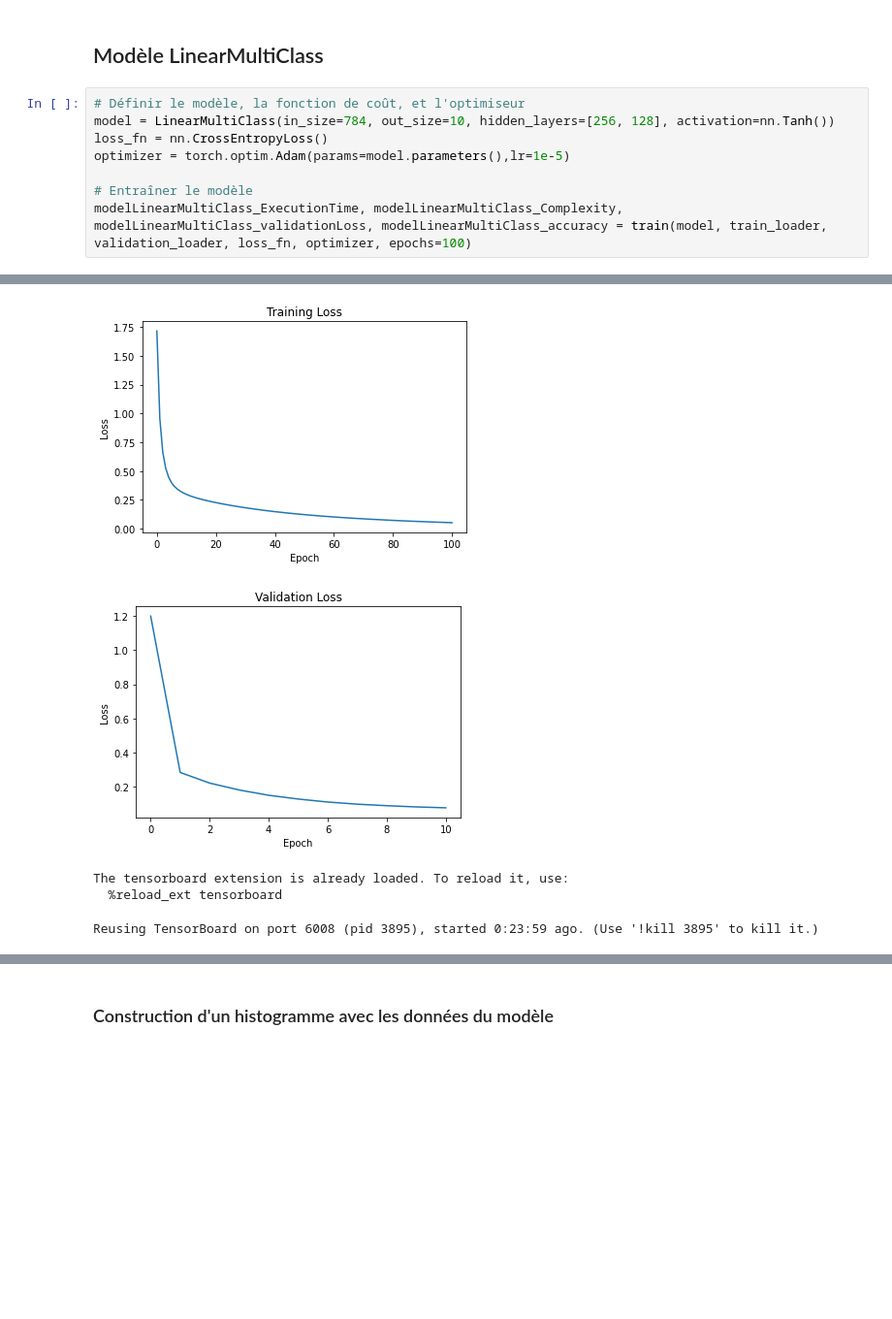
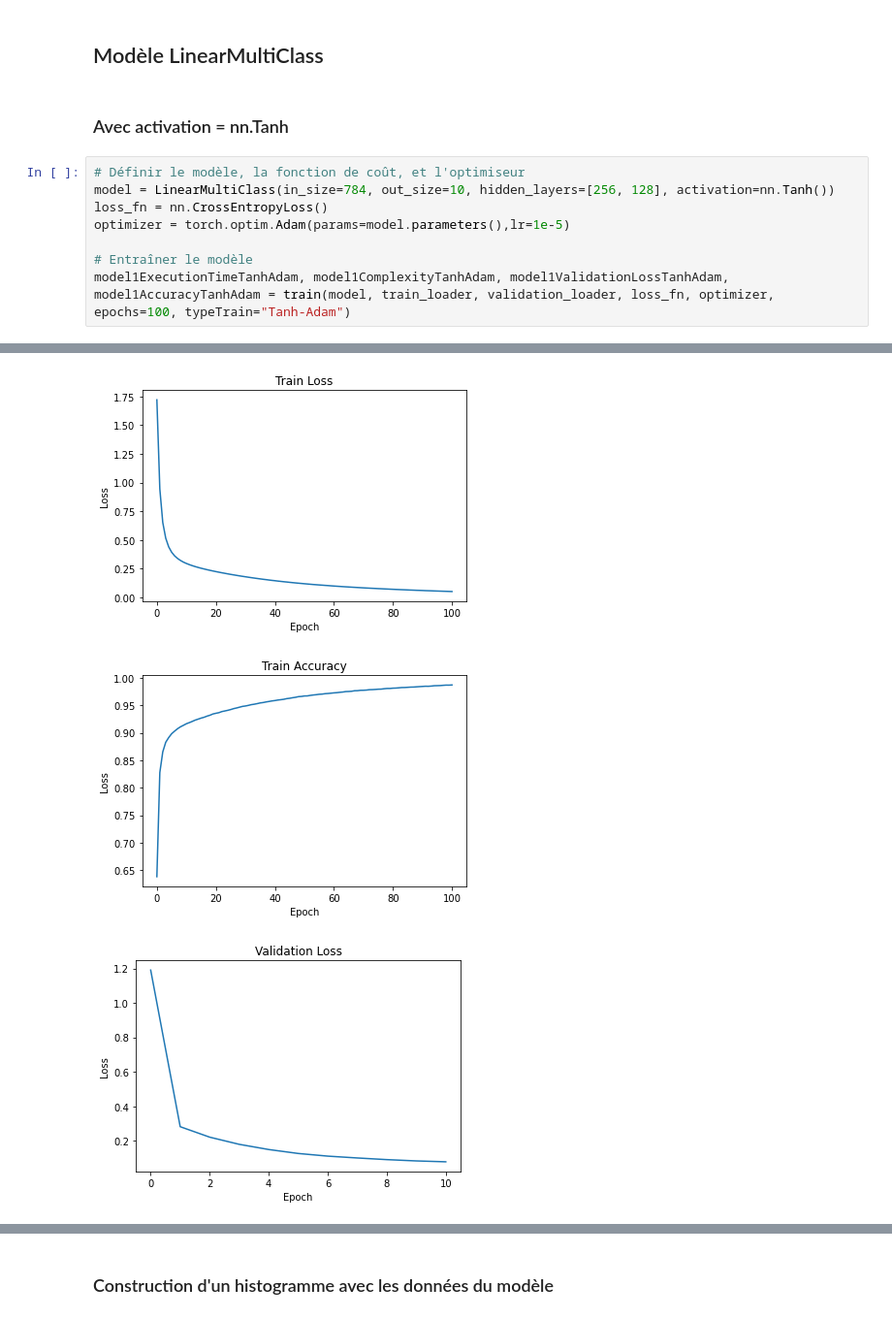
Before and after one commit to TBoubacar/ProjetApprentissageApprofondi, a Jupyter notebook: TP3-TOURE-Boubacar-M2.ipynb, the cells around one changed output, grey strips where cells are left out. Shown at 97% size. Cells and saved outputs as stored; diff of their text form; blank space fills up the shorter version.

```diff
--- a/TP3-TOURE-Boubacar-M2.ipynb
+++ b/TP3-TOURE-Boubacar-M2.ipynb
@@ -448,6 +522,8 @@ plt.imshow(img.squeeze(),cmap='Greys_r')
 # Construction et Entrainement des modèles
 # %% [markdown]
 ## Modèle LinearMultiClass
+# %% [markdown]
+### Avec activation = nn.Tanh
 # %%
 # Définir le modèle, la fonction de coût, et l'optimiseur
 model = LinearMultiClass(in_size=784, out_size=10, hidden_layers=[256, 128], activation=nn.Tanh())
@@ -455,5 +531,5 @@ loss_fn = nn.CrossEntropyLoss()
 optimizer = torch.optim.Adam(params=model.parameters(),lr=1e-5)
 
 # Entraîner le modèle
-modelLinearMultiClass_ExecutionTime, modelLinearMultiClass_Complexity, modelLinearMultiClass_validationLoss, modelLinearMultiClass_accuracy = train(model, train_loader, validation_loader, loss_fn, optimizer, epochs=100)
+model1ExecutionTimeTanhAdam, model1ComplexityTanhAdam, model1ValidationLossTanhAdam, model1AccuracyTanhAdam = train(model, train_loader, validation_loader, loss_fn, optimizer, epochs=100, typeTrain="Tanh-Adam")
 # %% [output]
@@ -477,5 +553,3 @@ Epoch 99, Train Loss: 0.0538
-[figure, old version]
+[figure, new version]
-[figure, old version]
+[figure, new version]
-The tensorboard extension is already loaded. To reload it, use:
-  %reload_ext tensorboard
-Reusing TensorBoard on port 6008 (pid 3895), started 0:23:59 ago. (Use '!kill 3895' to kill it.)
+[figure, added]
```
Also changed, not shown: parts of 41 cells of this notebook.
